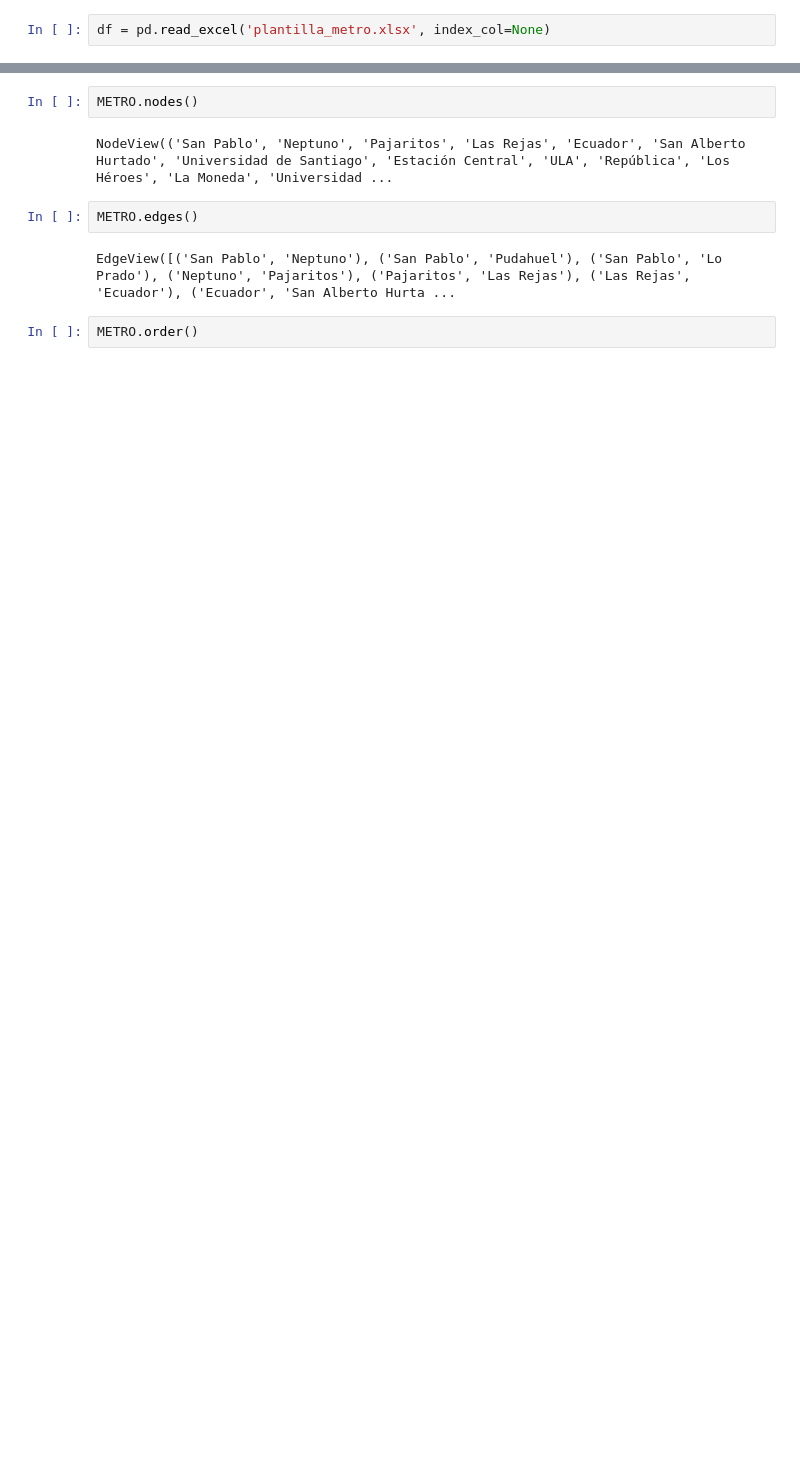
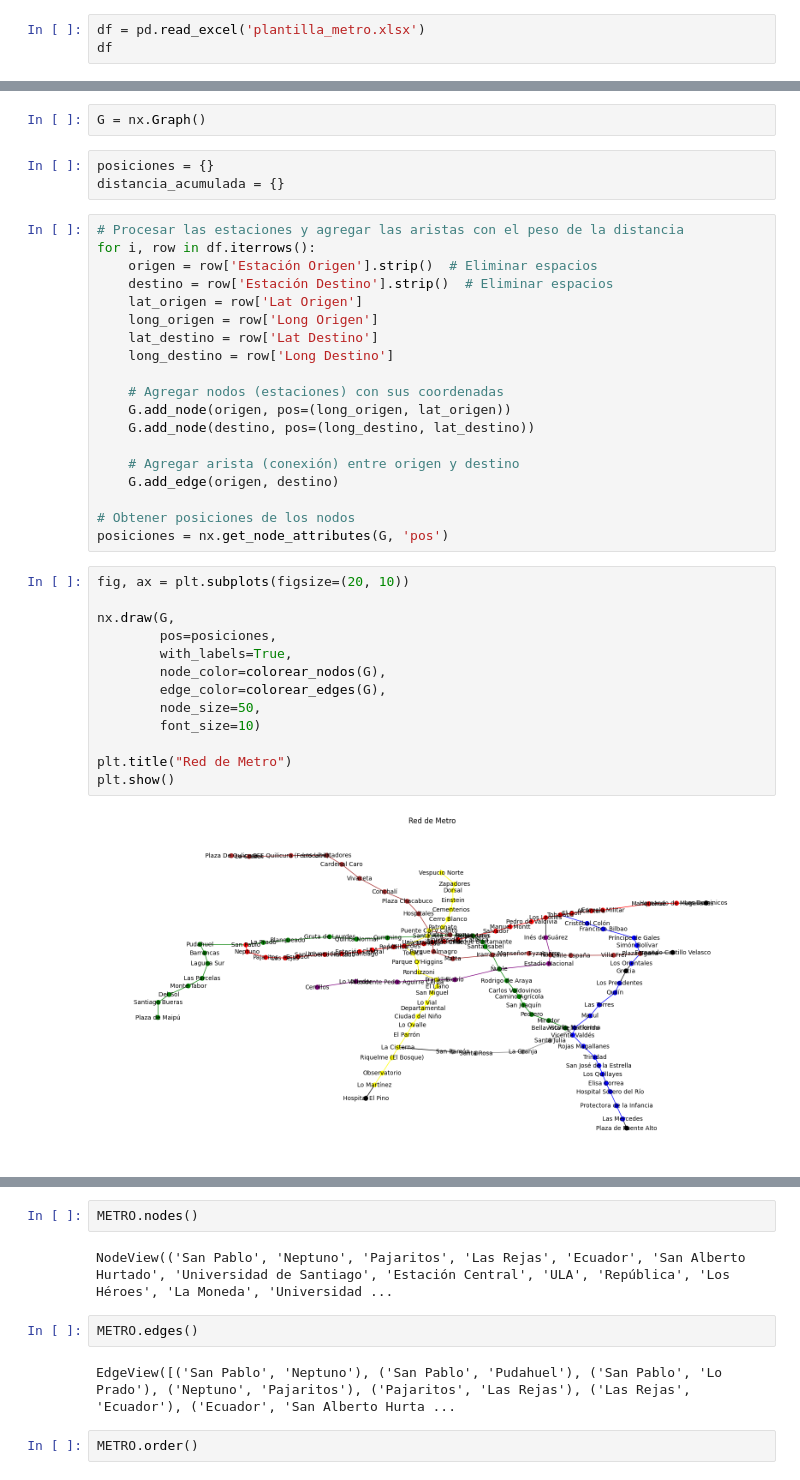
Before and after one commit to skantos/metro-de-santiago-de-chile, a Jupyter notebook: metro.ipynb, the cells around one changed output, grey strips where cells are left out. Drawn from its saved outputs; the diff is of its cells as text; blank space fills up the shorter version.

```diff
--- a/metro.ipynb
+++ b/metro.ipynb
@@ -5,2 +13,3 @@ import networkx as nx
 # %%
-df = pd.read_excel('plantilla_metro.xlsx', index_col=None)
+df = pd.read_excel('plantilla_metro.xlsx')
+df
@@ -17,0 +117,39 @@ Index(['Estación Origen', 'Estación Destino', 'Color', 'Logitud de Estación']
+# %%
+G = nx.Graph()
+# %%
+posiciones = {}
+distancia_acumulada = {}
+# %%
+# Procesar las estaciones y agregar las aristas con el peso de la distancia
+for i, row in df.iterrows():
+    origen = row['Estación Origen'].strip()  # Eliminar espacios
+    destino = row['Estación Destino'].strip()  # Eliminar espacios
+    lat_origen = row['Lat Origen']
+    long_origen = row['Long Origen']
+    lat_destino = row['Lat Destino']
+    long_destino = row['Long Destino']
+
+    # Agregar nodos (estaciones) con sus coordenadas
+    G.add_node(origen, pos=(long_origen, lat_origen))
+    G.add_node(destino, pos=(long_destino, lat_destino))
+
+    # Agregar arista (conexión) entre origen y destino
+    G.add_edge(origen, destino)
+
+# Obtener posiciones de los nodos
+posiciones = nx.get_node_attributes(G, 'pos')
+# %%
+fig, ax = plt.subplots(figsize=(20, 10))
+
+nx.draw(G,
+        pos=posiciones,
+        with_labels=True,
+        node_color=colorear_nodos(G),
+        edge_color=colorear_edges(G),
+        node_size=50,
+        font_size=10)
+
+plt.title("Red de Metro")
+plt.show()
+# %% [output]
+[figure, added]
```
Also changed, not shown: parts of 16 cells of this notebook, 1 other file.
